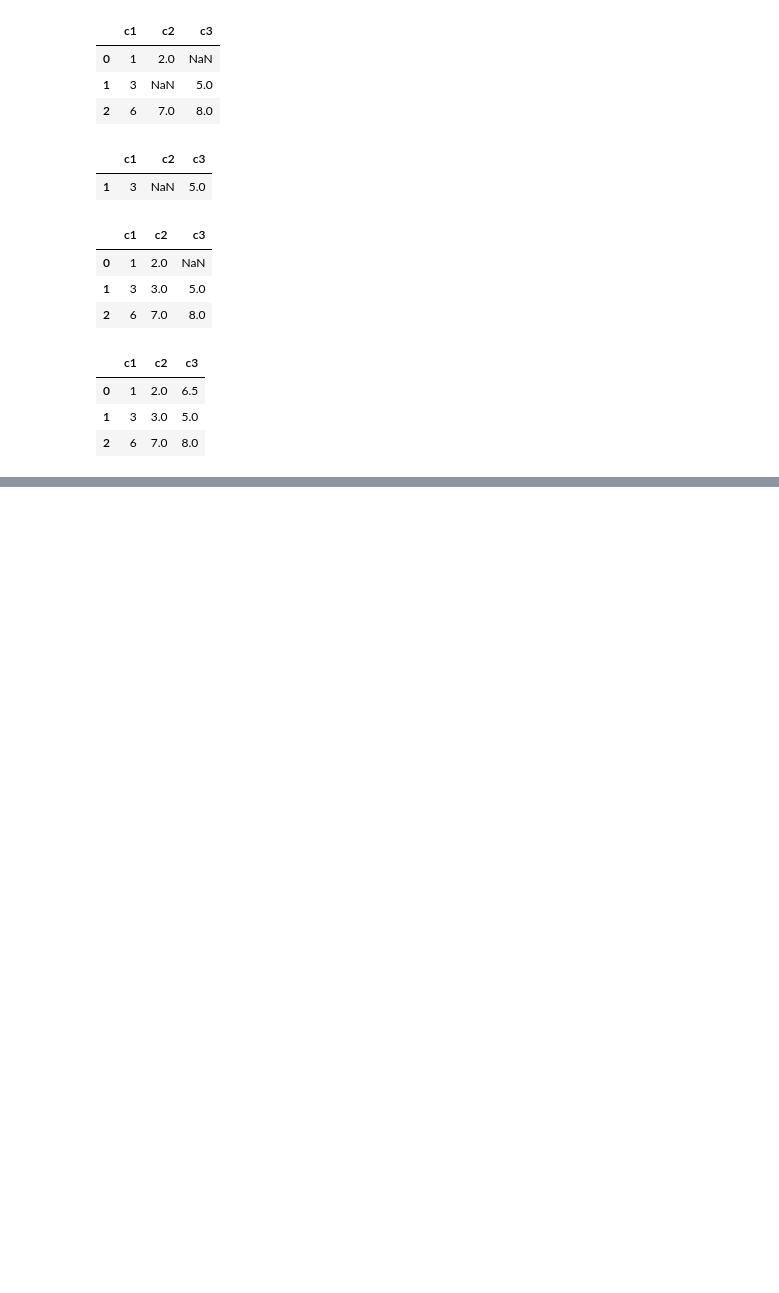
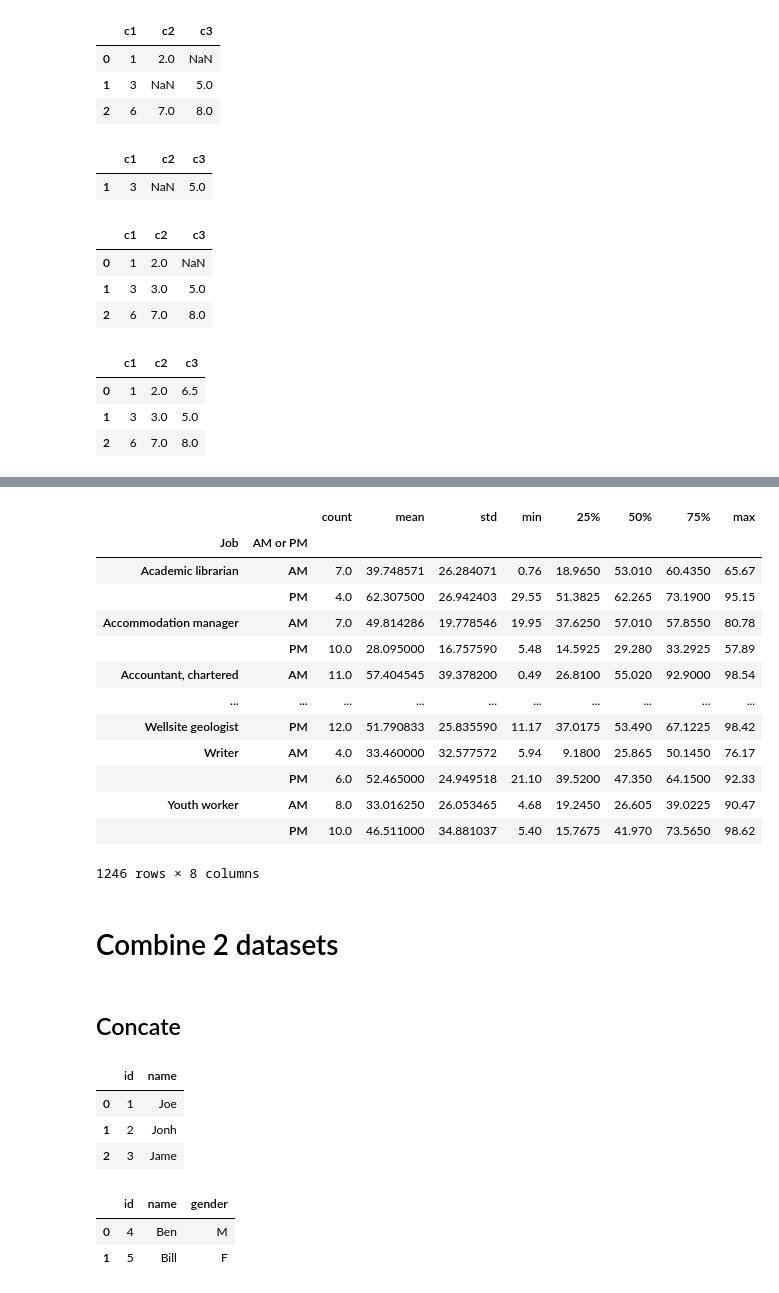
Before and after one commit to vengleab/sunrise-data-science-2024, a Jupyter notebook: Python-for-data-science/pandas.ipynb, the cells around one changed output, grey strips where cells are left out. Drawn from its saved outputs; the diff is of its cells as text; code cells hidden in the pictures; blank space fills up the shorter version.

```diff
--- a/Python-for-data-science/pandas.ipynb
+++ b/Python-for-data-science/pandas.ipynb
@@ -528,0 +528,3 @@ data
+# %%
+ecom = pd.read_csv("./excercise/02-ecommerce/Ecommerce.csv")
+ecom.head(5).T
@@ -528,0 +613,21 @@ data
+# %%
+ecom.groupby(["Job", "AM or PM"]).describe()["Purchase Price"]
+# %% [output]
+|  |  | count | mean | std | min | 25% | 50% | 75% | max |
+| Job | AM or PM |  |  |  |  |  |  |  |  |
+| Academic librarian | AM | 7.0 | 39.748571 | 26.284071 | 0.76 | 18.9650 | 53.010 | 60.4350 | 65.67 |
+|  | PM | 4.0 | 62.307500 | 26.942403 | 29.55 | 51.3825 | 62.265 | 73.1900 | 95.15 |
+| Accommodation manager | AM | 7.0 | 49.814286 | 19.778546 | 19.95 | 37.6250 | 57.010 | 57.8550 | 80.78 |
+|  | PM | 10.0 | 28.095000 | 16.757590 | 5.48 | 14.5925 | 29.280 | 33.2925 | 57.89 |
+| Accountant, chartered | AM | 11.0 | 57.404545 | 39.378200 | 0.49 | 26.8100 | 55.020 | 92.9000 | 98.54 |
+| ... | ... | ... | ... | ... | ... | ... | ... | ... | ... |
+| Wellsite geologist | PM | 12.0 | 51.790833 | 25.835590 | 11.17 | 37.0175 | 53.490 | 67.1225 | 98.42 |
+| Writer | AM | 4.0 | 33.460000 | 32.577572 | 5.94 | 9.1800 | 25.865 | 50.1450 | 76.17 |
+|  | PM | 6.0 | 52.465000 | 24.949518 | 21.10 | 39.5200 | 47.350 | 64.1500 | 92.33 |
+| Youth worker | AM | 8.0 | 33.016250 | 26.053465 | 4.68 | 19.2450 | 26.605 | 39.0225 | 90.47 |
+|  | PM | 10.0 | 46.511000 | 34.881037 | 5.40 | 15.7675 | 41.970 | 73.5650 | 98.62 |
+1246 rows × 8 columns
+# %% [markdown]
+# Combine 2 datasets
+# %% [markdown]
+## Concate
@@ -528,0 +645,13 @@ data
+# %%
+data
+# %% [output]
+|  | id | name |
+| 0 | 1 | Joe |
+| 1 | 2 | Jonh |
+| 2 | 3 | Jame |
+# %%
+data2
+# %% [output]
+|  | id | name | gender |
+| 0 | 4 | Ben | M |
+| 1 | 5 | Bill | F |
```
Also changed, not shown: parts of 38 cells of this notebook.
